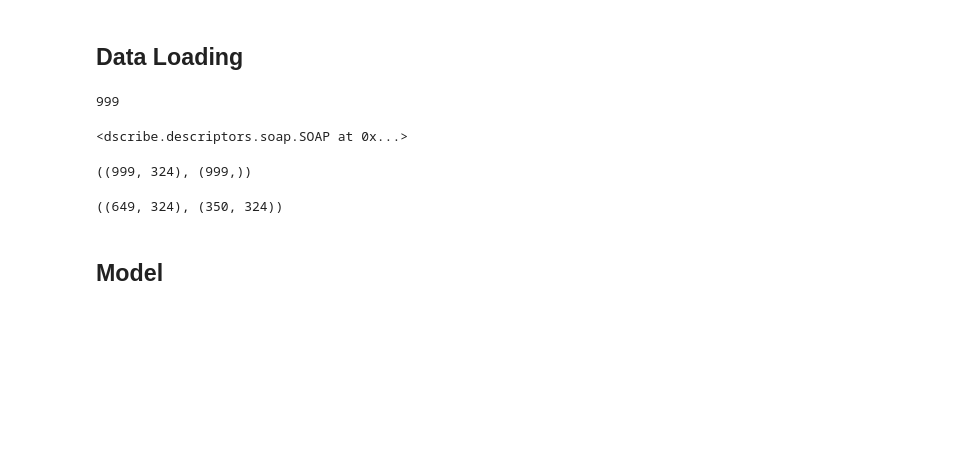
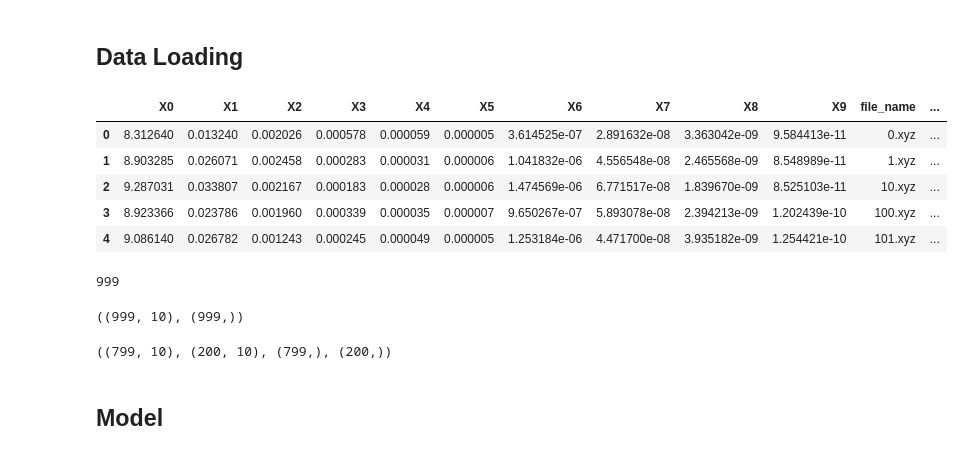
Before and after one commit to fahminlb33/gold-cluster-energy-modelling, a Jupyter notebook: notebooks/perturbation.ipynb, the cells around one changed output. Saved outputs shown, nothing was run; the diff lists cells and outputs as text; code cells hidden in the pictures; blank space fills up the shorter version.

```diff
--- a/notebooks/perturbation.ipynb
+++ b/notebooks/perturbation.ipynb
@@ -22,4 +21,14 @@ from sklearn.pipeline import Pipeline
 from sklearn.metrics import mean_absolute_error, root_mean_squared_error, r2_score
 # %% [markdown]
 ## Data Loading
+# %%
+df = pd.read_csv("../data/gold-features.csv")
+df.head()
+# %% [output]
+|  | X0 | X1 | X2 | X3 | X4 | X5 | X6 | X7 | X8 | X9 | file_name | ... |
+| 0 | 8.312640 | 0.013240 | 0.002026 | 0.000578 | 0.000059 | 0.000005 | 3.614525e-07 | 2.891632e-08 | 3.363042e-09 | 9.584413e-11 | 0.xyz | ... |
+| 1 | 8.903285 | 0.026071 | 0.002458 | 0.000283 | 0.000031 | 0.000006 | 1.041832e-06 | 4.556548e-08 | 2.465568e-09 | 8.548989e-11 | 1.xyz | ... |
+| 2 | 9.287031 | 0.033807 | 0.002167 | 0.000183 | 0.000028 | 0.000006 | 1.474569e-06 | 6.771517e-08 | 1.839670e-09 | 8.525103e-11 | 10.xyz | ... |
+| 3 | 8.923366 | 0.023786 | 0.001960 | 0.000339 | 0.000035 | 0.000007 | 9.650267e-07 | 5.893078e-08 | 2.394213e-09 | 1.202439e-10 | 100.xyz | ... |
+| 4 | 9.086140 | 0.026782 | 0.001243 | 0.000245 | 0.000049 | 0.000005 | 1.253184e-06 | 4.471700e-08 | 3.935182e-09 | 1.254421e-10 | 101.xyz | ... |
 # %%
@@ -30,36 +36,17 @@ energy_levels = np.array([float(list(x.info.keys())[0]) for x in structures])
 len(structures)
 # %% [output]
 999
-# %%
-soap = SOAP(
-    species=["Au"],
-    periodic=False,
-    r_cut=5,
-    n_max=8,
-    l_max=8,
-    average="outer",
-    sparse=False
-)
-
-soap
-# %% [output]
-<dscribe.descriptors.soap.SOAP at 0x...>
-# %%
-X = soap.create(structures, n_jobs=2)
-y = energy_levels.copy()
-
-X.shape, y.shape
-# %% [output]
-((999, 324), (999,))
-# %%
-# random, kennard_stone
-X_train, X_test, y_train, y_test = train_test_split(X, y, sampler="kennard_stone", train_size=0.65, random_state=21)
-
-# kmeans
-# X_train, X_test, y_train, y_test, _, _ = train_test_split(X, y, sampler="kmeans", train_size=0.65, random_state=21)
-
-X_train.shape, X_test.shape
-# %% [output]
-((649, 324), (350, 324))
+# %%
+X = df.iloc[:, :10].values
+y = df["energy"].values
+
+X.shape, y.shape
+# %% [output]
+((999, 10), (999,))
+# %%
+X_train, X_test, y_train, y_test = train_test_split(X, y, sampler="kennard_stone", train_size=0.80, random_state=21)
+X_train.shape, X_test.shape, y_train.shape, y_test.shape
+# %% [output]
+((799, 10), (200, 10), (799,), (200,))
 # %% [markdown]
 ## Model
```
Also changed, not shown: parts of 25 cells of this notebook.
